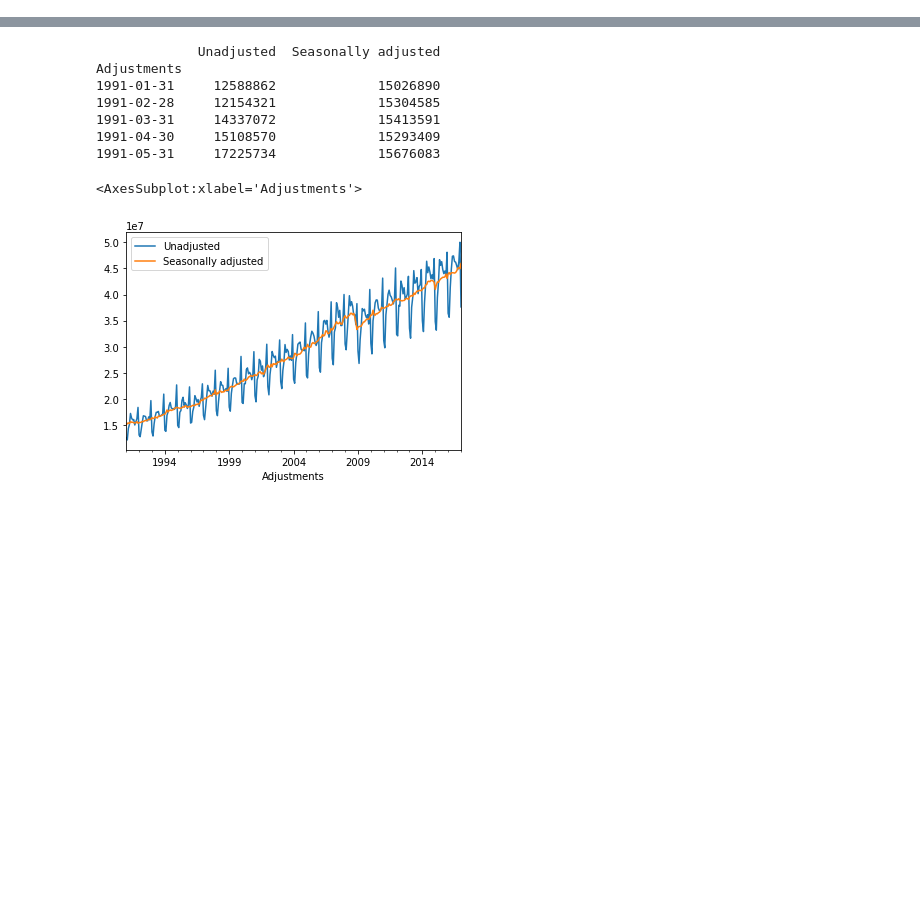
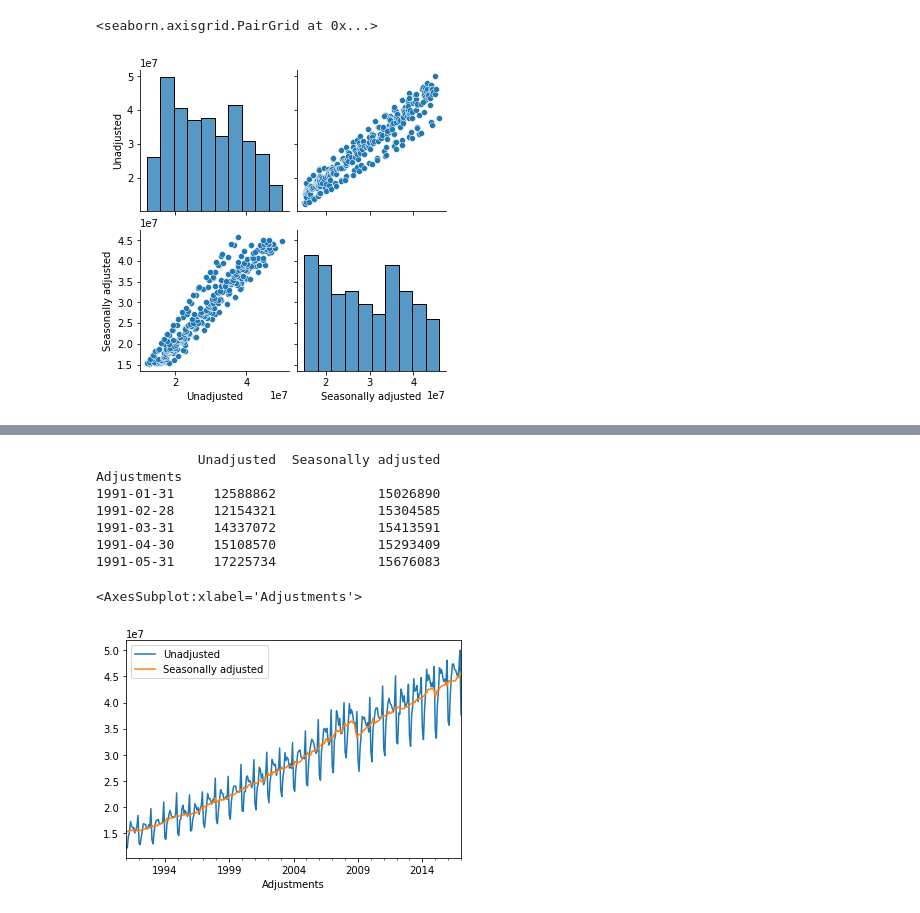
Before and after one commit to hchoi256/hchoi256.github.io, a Jupyter notebook: _posts/LSTM.ipynb, the cells around one changed output, grey strips where cells are left out. Drawn from its saved outputs; the diff is of its cells as text; code cells hidden in the pictures; blank space fills up the shorter version.

```diff
--- a/_posts/LSTM.ipynb
+++ b/_posts/LSTM.ipynb
@@ -17,0 +22,5 @@ df.head()
+# %%
+sns.pairplot(df)
+# %% [output]
+<seaborn.axisgrid.PairGrid at 0x...>
+[figure, added]
```
Also changed, not shown: parts of 10 cells of this notebook, 5 other files.
